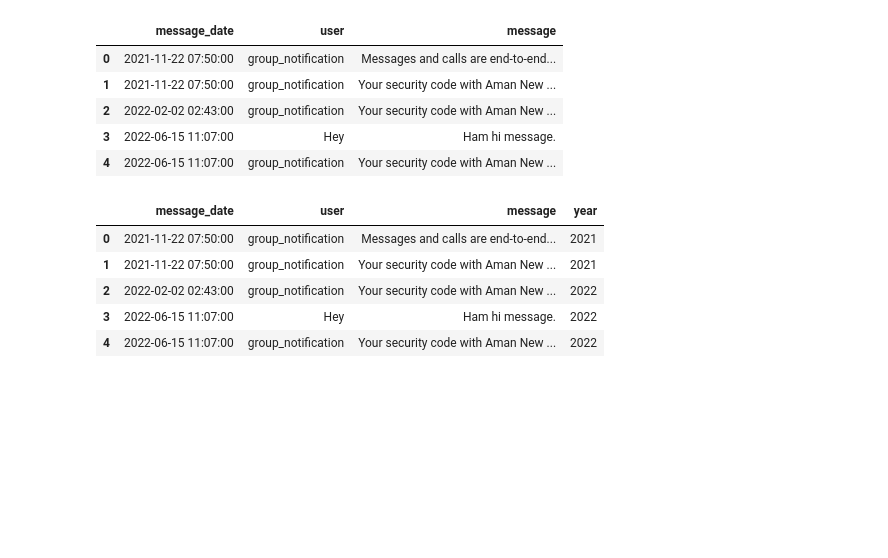
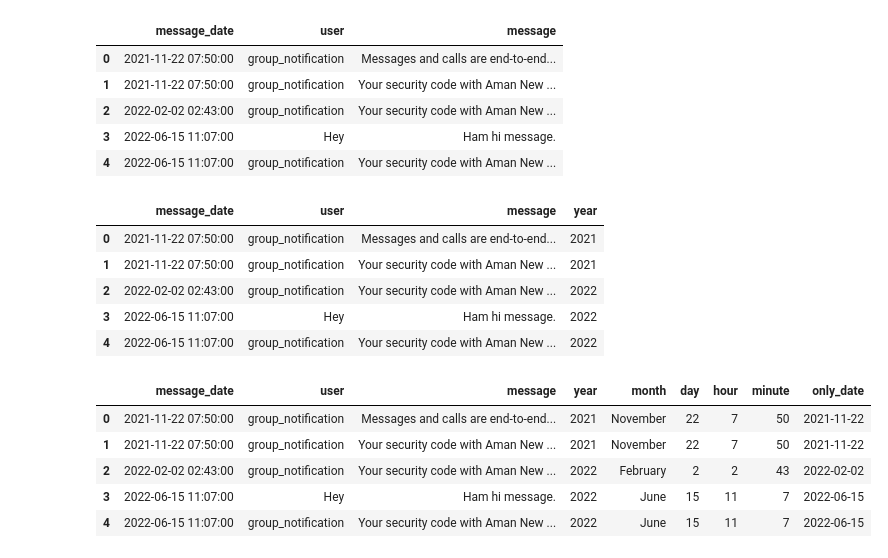
Before and after one commit to shashi-sah2003/Whatsaap-Chat-Analysis, a Jupyter notebook: Whatsaap-Analysis.ipynb, the cells around one changed output. Cells and saved outputs as stored; diff of their text form; code cells hidden in the pictures; blank space fills up the shorter version.

```diff
--- a/Whatsaap-Analysis.ipynb
+++ b/Whatsaap-Analysis.ipynb
@@ -2,7 +2,7 @@
 import re
 import pandas as pd
 # %%
-f = open('WhatsApp Chat with Aman New.txt','r', encoding='utf-8')
+f = open('Chat1.txt','r', encoding='utf-8')
 # %%
 data = f.read()
 # %%
@@ -104,6 +104,17 @@ df.head()
 | 2 | 2022-02-02 02:43:00 | group_notification | Your security code with Aman New ... | 2022 |
 | 3 | 2022-06-15 11:07:00 | Hey | Ham hi message. | 2022 |
 | 4 | 2022-06-15 11:07:00 | group_notification | Your security code with Aman New ... | 2022 |
+# %%
+df['only_date'] = df['message_date'].dt.date
+# %%
+df.head()
+# %% [output]
+|  | message_date | user | message | year | month | day | hour | minute | only_date |
+| 0 | 2021-11-22 07:50:00 | group_notification | Messages and calls are end-to-end... | 2021 | November | 22 | 7 | 50 | 2021-11-22 |
+| 1 | 2021-11-22 07:50:00 | group_notification | Your security code with Aman New ... | 2021 | November | 22 | 7 | 50 | 2021-11-22 |
+| 2 | 2022-02-02 02:43:00 | group_notification | Your security code with Aman New ... | 2022 | February | 2 | 2 | 43 | 2022-02-02 |
+| 3 | 2022-06-15 11:07:00 | Hey | Ham hi message. | 2022 | June | 15 | 11 | 7 | 2022-06-15 |
+| 4 | 2022-06-15 11:07:00 | group_notification | Your security code with Aman New ... | 2022 | June | 15 | 11 | 7 | 2022-06-15 |
 # %%
 df['month'] = df['message_date'].dt.month_name()
 # %%
```
Also changed, not shown: parts of 1 cell of this notebook, 2 other files.
